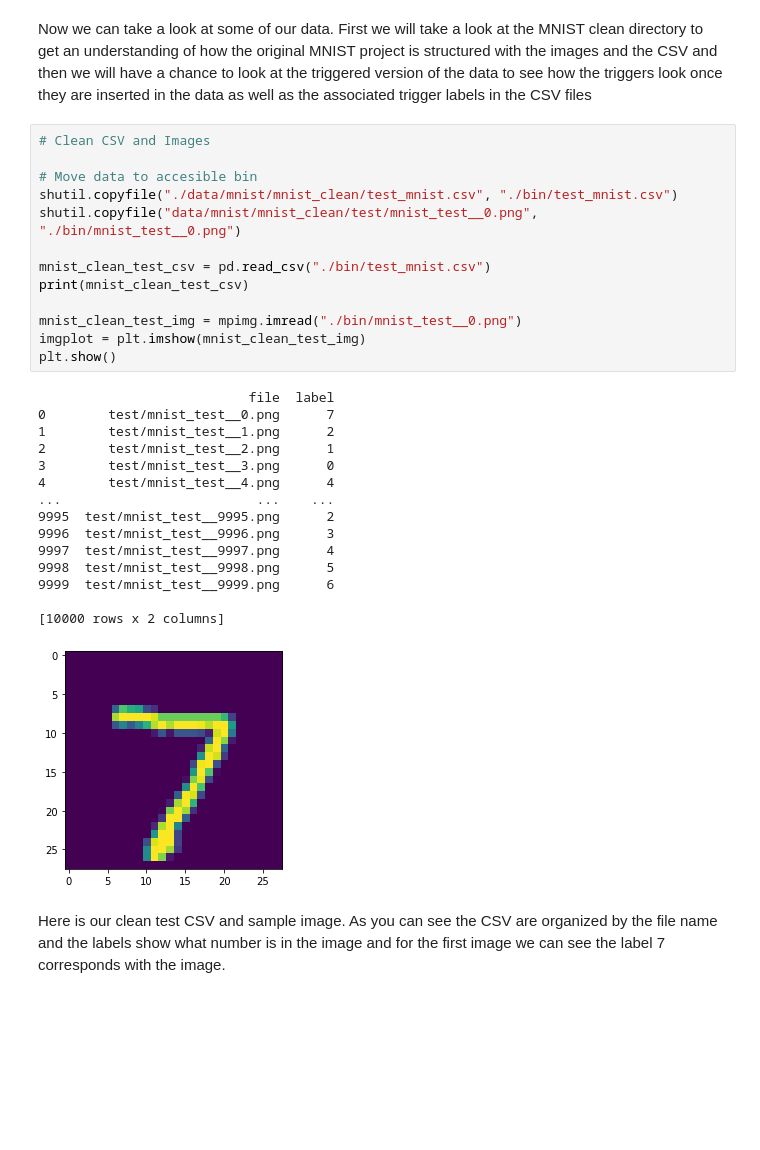
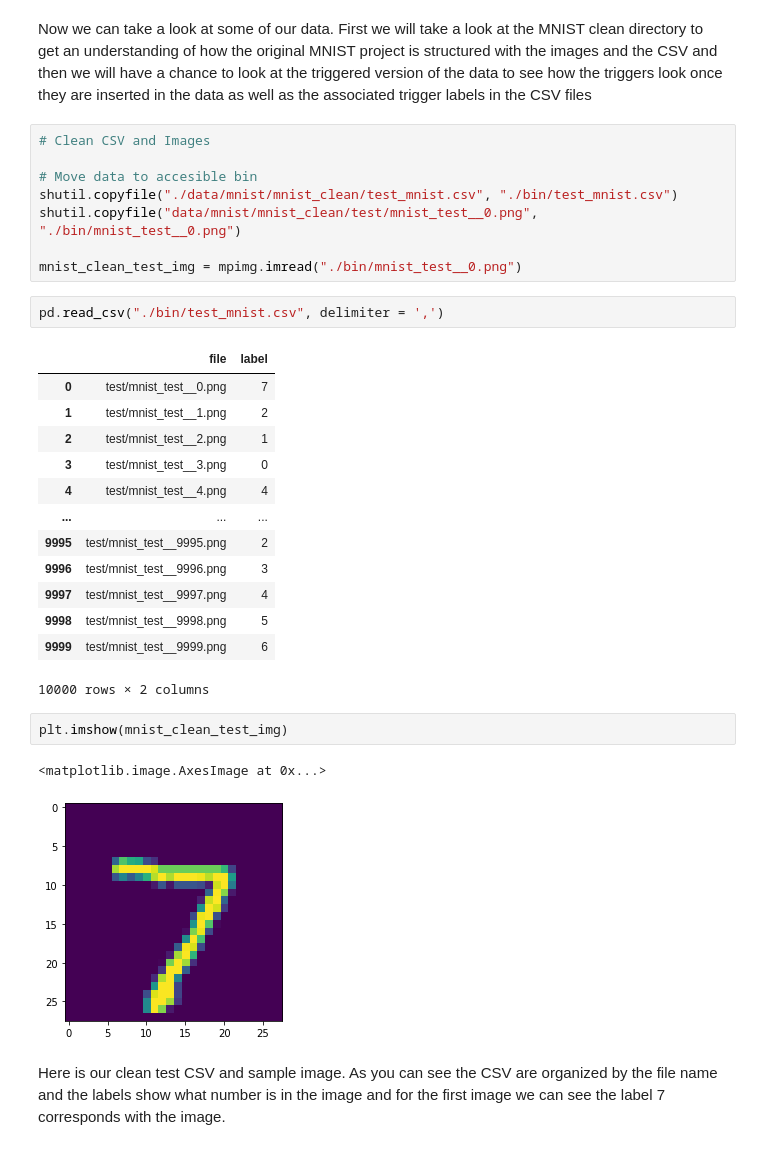
Before and after one commit to adit-bala/Introduction-to-Trojans-in-AI, a Jupyter notebook: Introduction to Trojans in AI.ipynb, the cells around one changed output. Cells and saved outputs as stored; diff of their text form; blank space fills up the shorter version.

Commit message:
finished neural network introduction and used dataframes for csv

```diff
--- a/Introduction to Trojans in AI.ipynb
+++ b/Introduction to Trojans in AI.ipynb
@@ -316,28 +332,28 @@ Now we can take a look at some of our data. First we will take a look at the MNI
 shutil.copyfile("./data/mnist/mnist_clean/test_mnist.csv", "./bin/test_mnist.csv")
 shutil.copyfile("data/mnist/mnist_clean/test/mnist_test__0.png", "./bin/mnist_test__0.png")
 
-mnist_clean_test_csv = pd.read_csv("./bin/test_mnist.csv")
-print(mnist_clean_test_csv)
-
 mnist_clean_test_img = mpimg.imread("./bin/mnist_test__0.png")
-imgplot = plt.imshow(mnist_clean_test_img)
-plt.show()
-# %% [output]
-                           file  label
-0        test/mnist_test__0.png      7
-1        test/mnist_test__1.png      2
-2        test/mnist_test__2.png      1
-3        test/mnist_test__3.png      0
-4        test/mnist_test__4.png      4
-...                         ...    ...
-9995  test/mnist_test__9995.png      2
-9996  test/mnist_test__9996.png      3
-9997  test/mnist_test__9997.png      4
-9998  test/mnist_test__9998.png      5
-9999  test/mnist_test__9999.png      6
-
-[10000 rows x 2 columns]
-[figure, removed]
+# %%
+pd.read_csv("./bin/test_mnist.csv", delimiter = ',')
+# %% [output]
+|  | file | label |
+| 0 | test/mnist_test__0.png | 7 |
+| 1 | test/mnist_test__1.png | 2 |
+| 2 | test/mnist_test__2.png | 1 |
+| 3 | test/mnist_test__3.png | 0 |
+| 4 | test/mnist_test__4.png | 4 |
+| ... | ... | ... |
+| 9995 | test/mnist_test__9995.png | 2 |
+| 9996 | test/mnist_test__9996.png | 3 |
+| 9997 | test/mnist_test__9997.png | 4 |
+| 9998 | test/mnist_test__9998.png | 5 |
+| 9999 | test/mnist_test__9999.png | 6 |
+10000 rows × 2 columns
+# %%
+plt.imshow(mnist_clean_test_img)
+# %% [output]
+<matplotlib.image.AxesImage at 0x...>
+[figure, added]
 # %% [markdown]
 Here is our clean test CSV and sample image. As you can see the CSV are organized by the file name and the labels show what number is in the image and for the first image we can see the label 7 corresponds with the image.
 # %%
```
Also changed, not shown: parts of 9 cells of this notebook.
